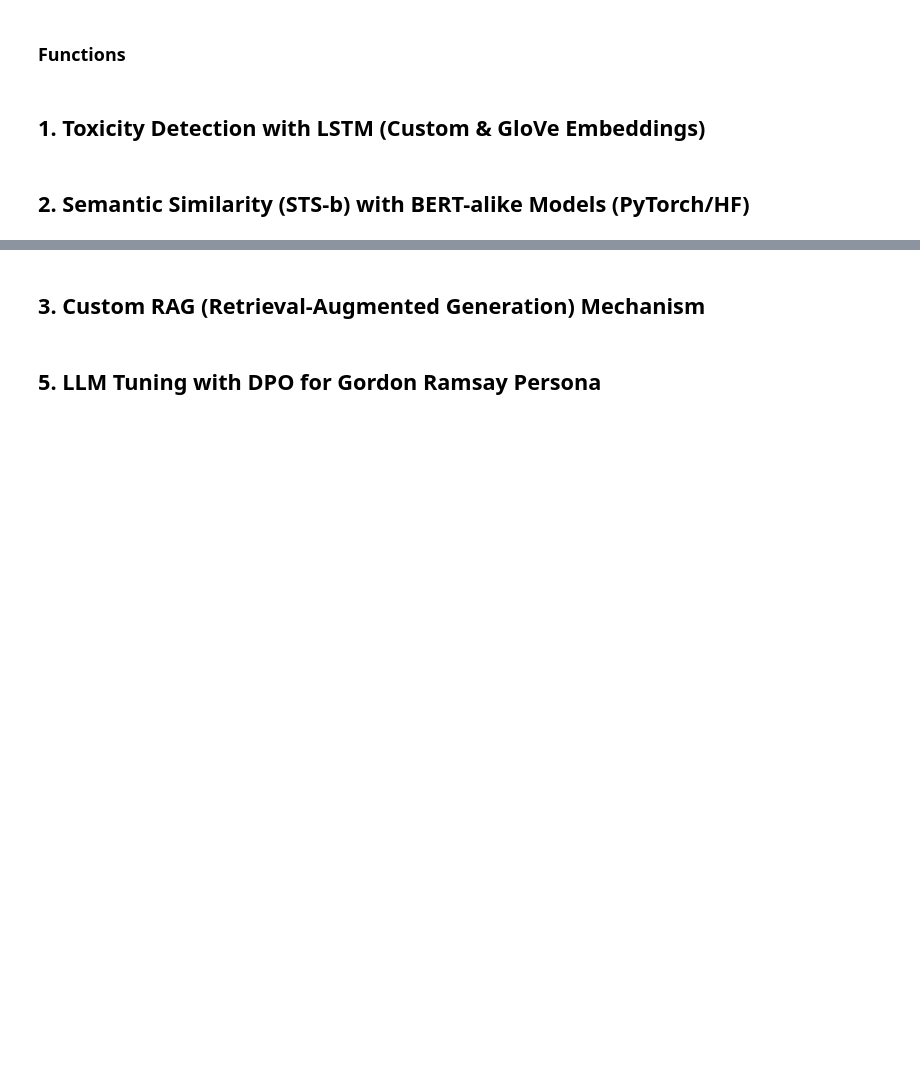
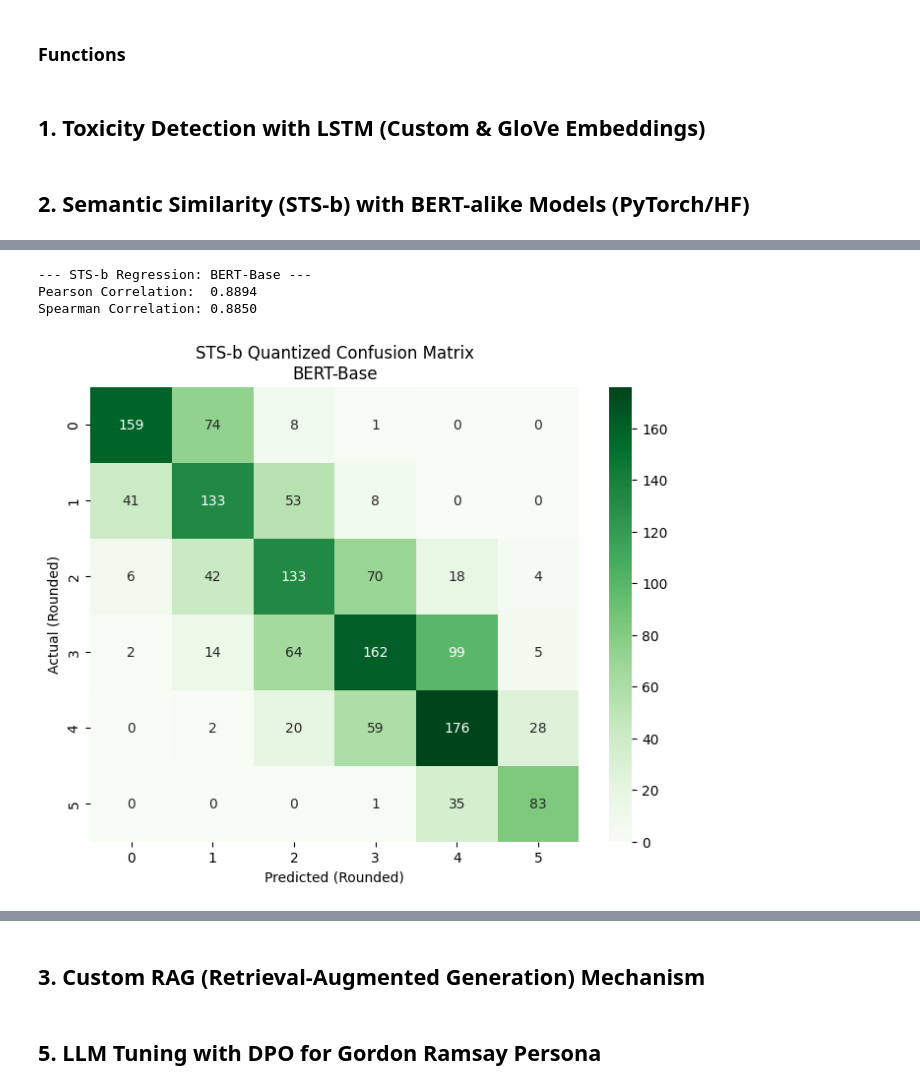
Before and after one commit to tcharos/NLP-Toxicity-Detection, a Jupyter notebook: AIDL_CS01_NLP_Project.ipynb, the cells around one changed output, grey strips where cells are left out. Saved outputs shown, nothing was run; the diff lists cells and outputs as text; code cells hidden in the pictures; blank space fills up the shorter version.

```diff
--- a/AIDL_CS01_NLP_Project.ipynb
+++ b/AIDL_CS01_NLP_Project.ipynb
@@ -332,4 +332,4 @@ def train_transformer(model_id, label_name="BERT"):
 
     trainer.train()
 
-    return trainer, tokenized_datasets["test"]
+    return trainer, tokenized_datasets["validation"]
@@ -340,3 +336,3 @@ print("Standard Deviation of predictions:", np.std(preds_bert))
 # %%
 # Model 1: BERT
-trainer_bert, test_data_bert = train_transformer("bert-base-uncased", "BERT")
+trainer_bert, val_data_bert = train_transformer("bert-base-uncased", "BERT")
@@ -343,4 +348,12 @@ trainer_bert, test_data_bert = train_transformer("bert-base-uncased", "BERT")
 # %%
-print("First 10 predictions:", test_data_bert[:10])
-print("Unique predictions count:", len(np.unique(test_data_bert)))
-print("Standard Deviation of predictions:", np.std(test_data_bert))
+bert_results = trainer_bert.predict(val_data_bert)
+preds_bert = bert_results.predictions.flatten()
+true_labels_bert = np.array(val_data_bert["labels"])
+
+print("--- BERT Prediction Analysis ---")
+print("First 10 predictions: ", preds_bert[:10])
+print("Unique predictions:   ", len(np.unique(preds_bert)))
+print("Std Deviation:        ", np.std(preds_bert))
+
+print("\n--- Label Analysis ---")
+print("First 10 true labels: ", true_labels_bert[:10])
@@ -347,9 +371,9 @@ print("Standard Deviation of predictions:", np.std(test_data_bert))
 # %%
-bert_results = trainer_bert.predict(test_data_bert)
-preds_bert = bert_results.predictions.flatten()
-
-true_labels_bert = test_data_bert["labels"]
-
-evaluate_stsb(true_labels_bert, preds_bert, model_name="BERT-Base")
+pearson_bert, spearman_bert = evaluate_stsb(true_labels_bert, preds_bert, model_name="BERT-Base")
+# %% [output]
+--- STS-b Regression: BERT-Base ---
+Pearson Correlation:  0.8894
+Spearman Correlation: 0.8850
+[figure, added]
 # %%
 # Model 2: RoBERTa
```
Also changed, not shown: parts of 7 cells of this notebook.
